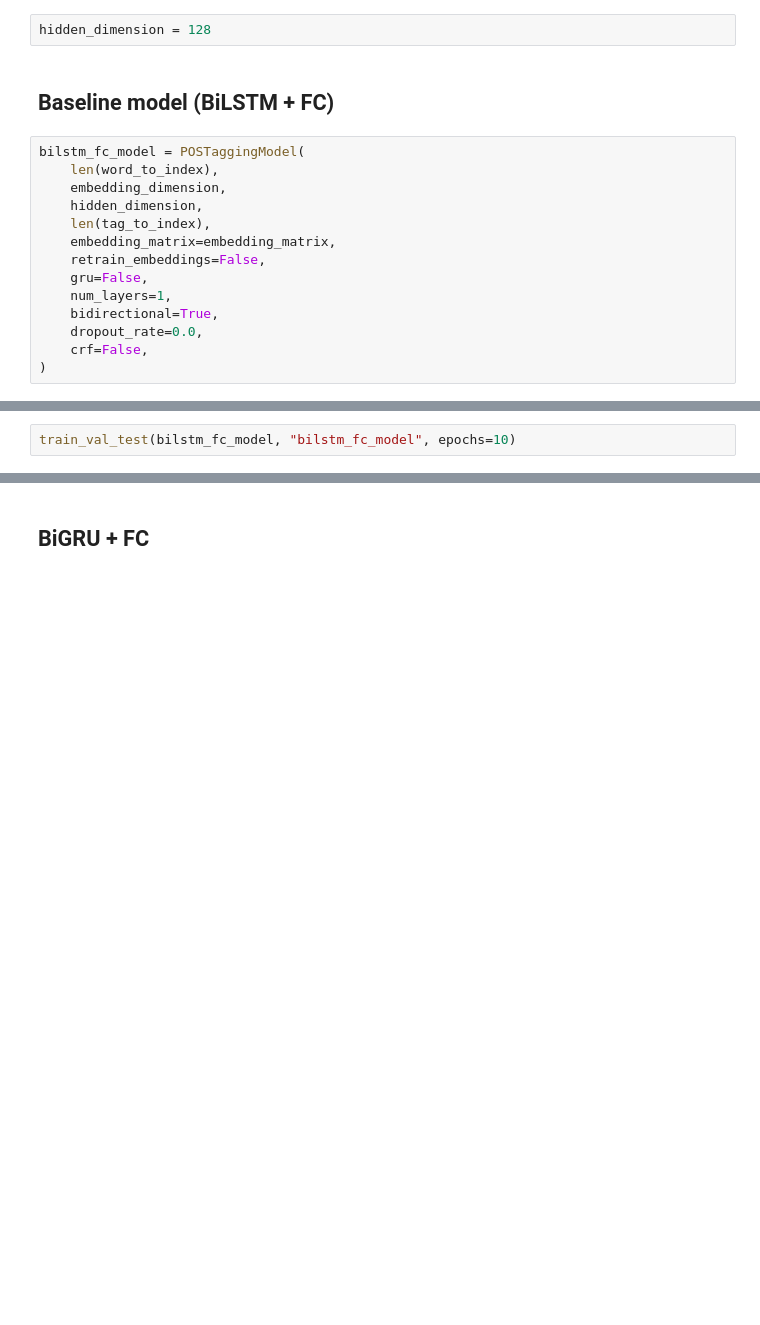
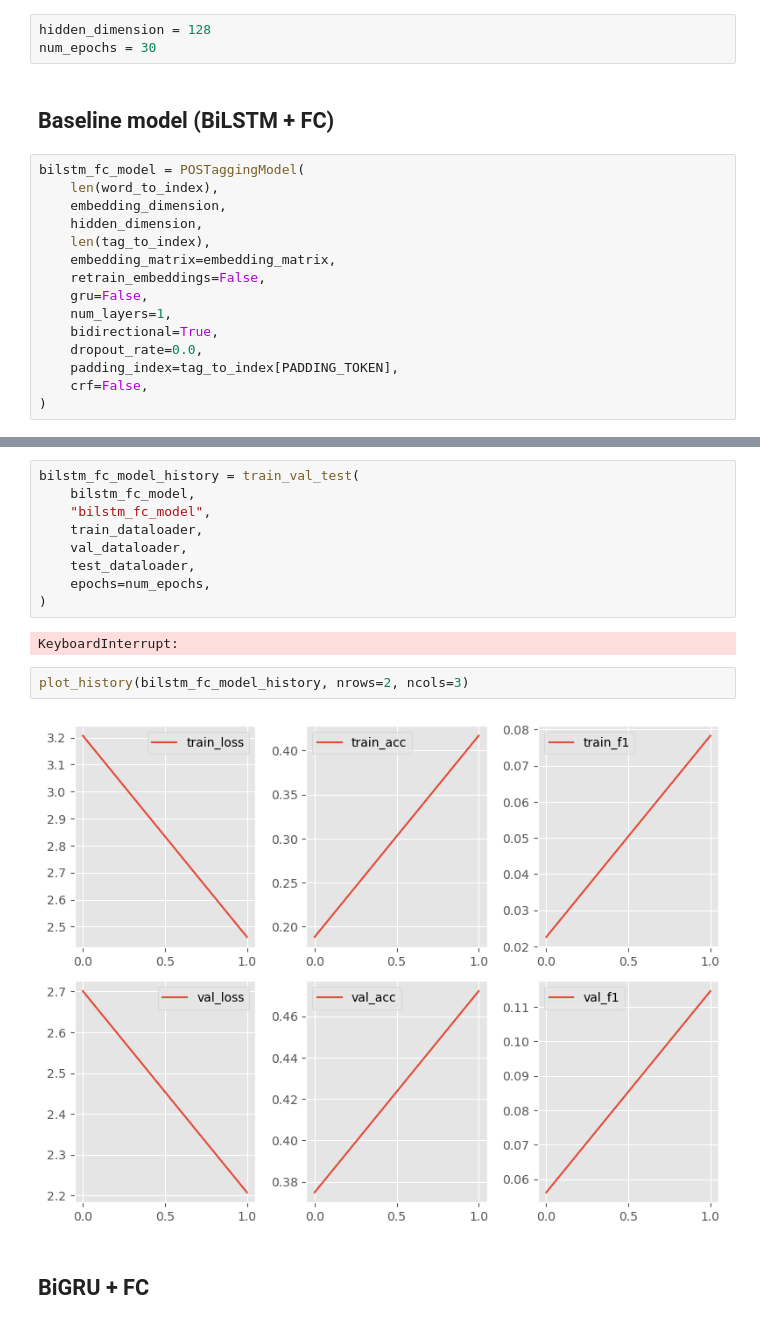
Before and after one commit to Wadaboa/nlp-assignments, a Jupyter notebook: sequence_labeling.ipynb, the cells around one changed output, grey strips where cells are left out. Cells and saved outputs as stored; diff of their text form; blank space fills up the shorter version.

```diff
--- a/sequence_labeling.ipynb
+++ b/sequence_labeling.ipynb
@@ -763,6 +818,7 @@ def init_weights(model):
         nn.init.normal_(param.data, mean=0, std=0.1)
 # %%
 hidden_dimension = 128
+num_epochs = 30
 # %% [markdown]
 ## Baseline model (BiLSTM + FC)
 # %%
@@ -777,6 +833,7 @@ bilstm_fc_model = POSTaggingModel(
     num_layers=1,
     bidirectional=True,
     dropout_rate=0.0,
+    padding_index=tag_to_index[PADDING_TOKEN],
     crf=False,
 )
 # %%
@@ -793,5 +850,3 @@ POSTaggingModel(
   (dropout): Dropout(p=0.0, inplace=False)
   (criterion): CrossEntropyLoss()
 )
-# %%
-train_val_test(bilstm_fc_model, "bilstm_fc_model", epochs=10)
@@ -843,3 +853,18 @@ Evaluating...
+# %%
+bilstm_fc_model_history = train_val_test(
+    bilstm_fc_model,
+    "bilstm_fc_model",
+    train_dataloader,
+    val_dataloader,
+    test_dataloader,
+    epochs=num_epochs,
+)
+# %% [output]
+KeyboardInterrupt:
+# %%
+plot_history(bilstm_fc_model_history, nrows=2, ncols=3)
+# %% [output]
+[figure, added]
 # %% [markdown]
 ## BiGRU + FC
 # %%
```
Also changed, not shown: parts of 32 cells of this notebook, 2 other files.
